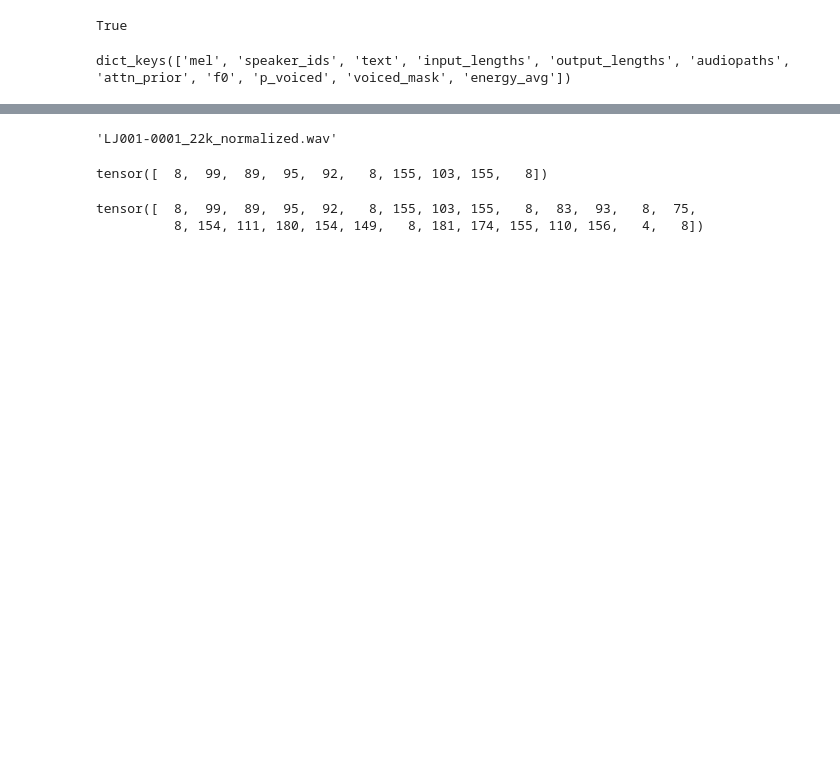
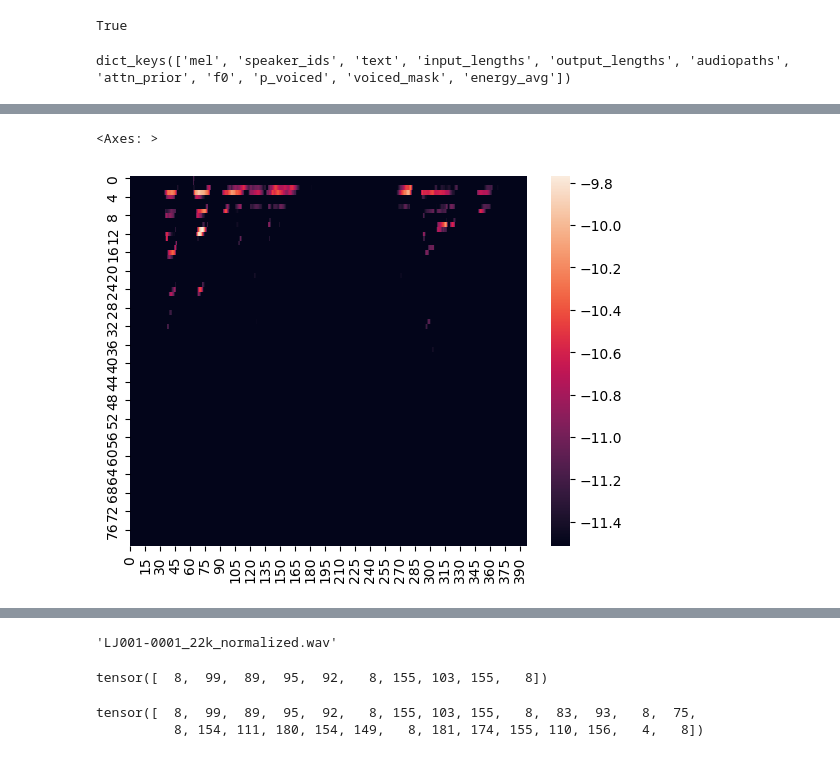
Before and after one commit to uberduck-ai/uberduck-ml-dev, a Jupyter notebook: radtts_ray_0309.ipynb, the cells around one changed output, grey strips where cells are left out. Cells and saved outputs as stored; diff of their text form; code cells hidden in the pictures; blank space fills up the shorter version.

```diff
--- a/radtts_ray_0309.ipynb
+++ b/radtts_ray_0309.ipynb
@@ -177,3 +271,21 @@ sns.heatmap(batch_dict['attn_prior'][0])
+# %%
+audio_norm = torch.FloatTensor(audio_norm)
+audio_norm = audio_norm.unsqueeze(0)
+audio_norm = torch.autograd.Variable(audio_norm, requires_grad=False)
+melspec = stft.mel_spectrogram(audio_norm)
+mel = torch.squeeze(melspec, 0)
 # %%
-from uberduck_ml_dev.models.common import get_mel
-mel = get_mel(torch.FloatTensor(audio_norm), data_config['max_wav_value'], stft)
+# mel = get_mel(torch.FloatTensor(audio_norm),32768, stft)
+# %%
+
+
+
+
+# mel = get_mel(torch.FloatTensor(audio_norm),32768, stft)
+
+%matplotlib inline
+import seaborn as sns
+sns.heatmap(mel)
+# %% [output]
+<Axes: >
+[figure, added]
```
Also changed, not shown: parts of 19 cells of this notebook, 1 other file.
